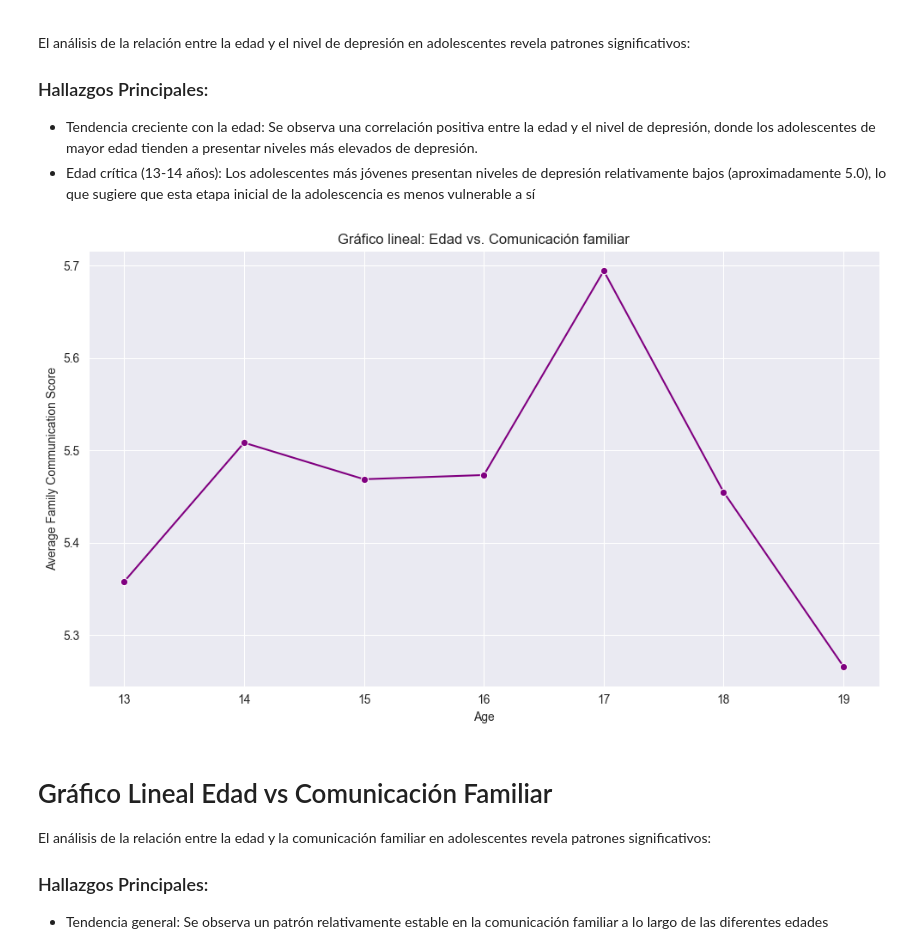
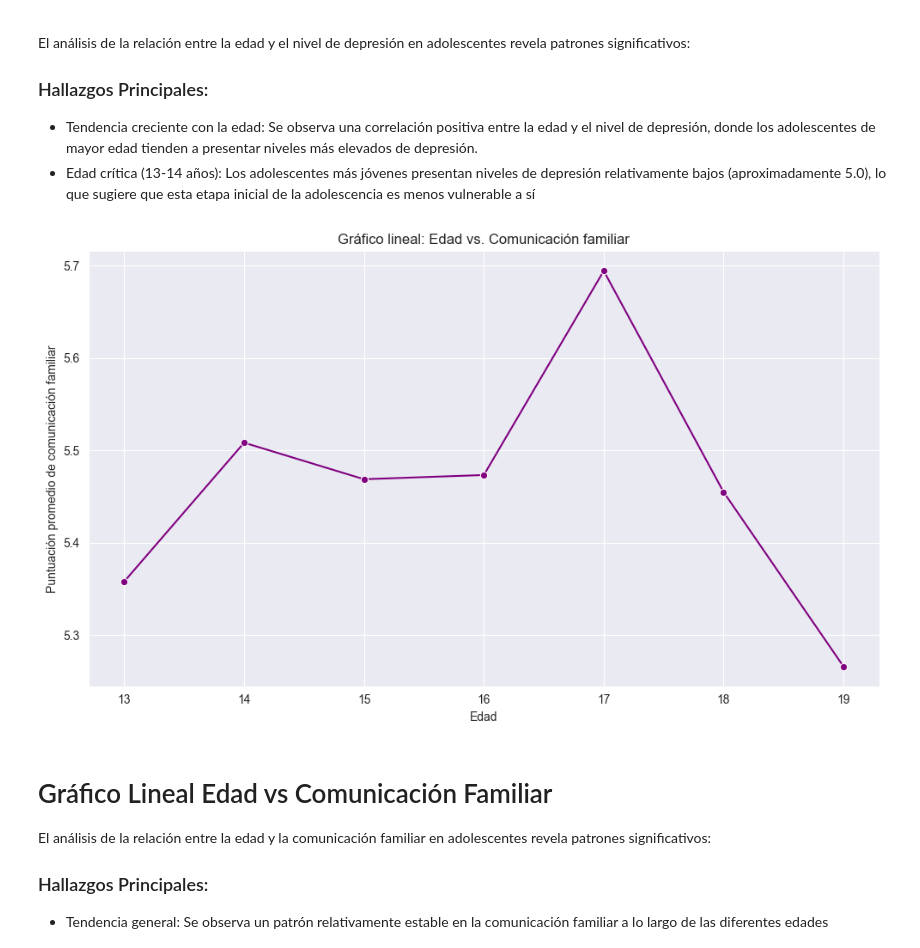
Before and after one commit to somoel/uso_telefono_adolescentes, a Jupyter notebook: notebooks/analysis.ipynb, the cells around one changed output. Saved outputs shown, nothing was run; the diff lists cells and outputs as text; code cells hidden in the pictures.

```diff
--- a/notebooks/analysis.ipynb
+++ b/notebooks/analysis.ipynb
@@ -16,9 +16,9 @@ from imblearn.over_sampling import SMOTE
 # %%
-#limpieza y cargar la base de datos
-df = pd.read_csv("../data/data.csv")
+df = cargar_datos("../data/data.csv")
 
-df.drop(columns=['ID', 'Name'], inplace=True)
+# Limpiar datos
+df = limpiar_datos(df)
 
-df.info()
-df.describe(include="all")
+# Mostrar resumen
+imprimir_resumen_datos(df)
 # %% [output]
@@ -234,19 +152,9 @@ El análisis de la relación entre la edad y el nivel de depresión en adolescen
 - Edad crítica (13-14 años): Los adolescentes más jóvenes presentan niveles de depresión relativamente bajos (aproximadamente 5.0), lo que sugiere que esta etapa inicial de la adolescencia es menos vulnerable a sí
 # %%
 
-grouped_df = df.groupby('Age')['Family_Communication'].mean().reset_index()
-
-# Create the line plot
-plt.figure(figsize=(10, 6))
-sns.lineplot(data=grouped_df, x='Age', y='Family_Communication', marker='o', color='purple')
-plt.title('Gráfico lineal: Edad vs. Comunicación familiar')
-plt.xlabel('Age')
-plt.ylabel('Average Family Communication Score')
-plt.grid(True)
-plt.tight_layout()
-plt.show()
+grafico_edad_vs_comunicacion(df)
 # %% [output]
-[figure, old version]
+[figure, new version]
 # %% [markdown]
 # Gráfico Lineal Edad vs Comunicación Familiar
 El análisis de la relación entre la edad y la comunicación familiar en adolescentes revela patrones significativos:
```
Also changed, not shown: parts of 21 cells of this notebook, 6 other files.
